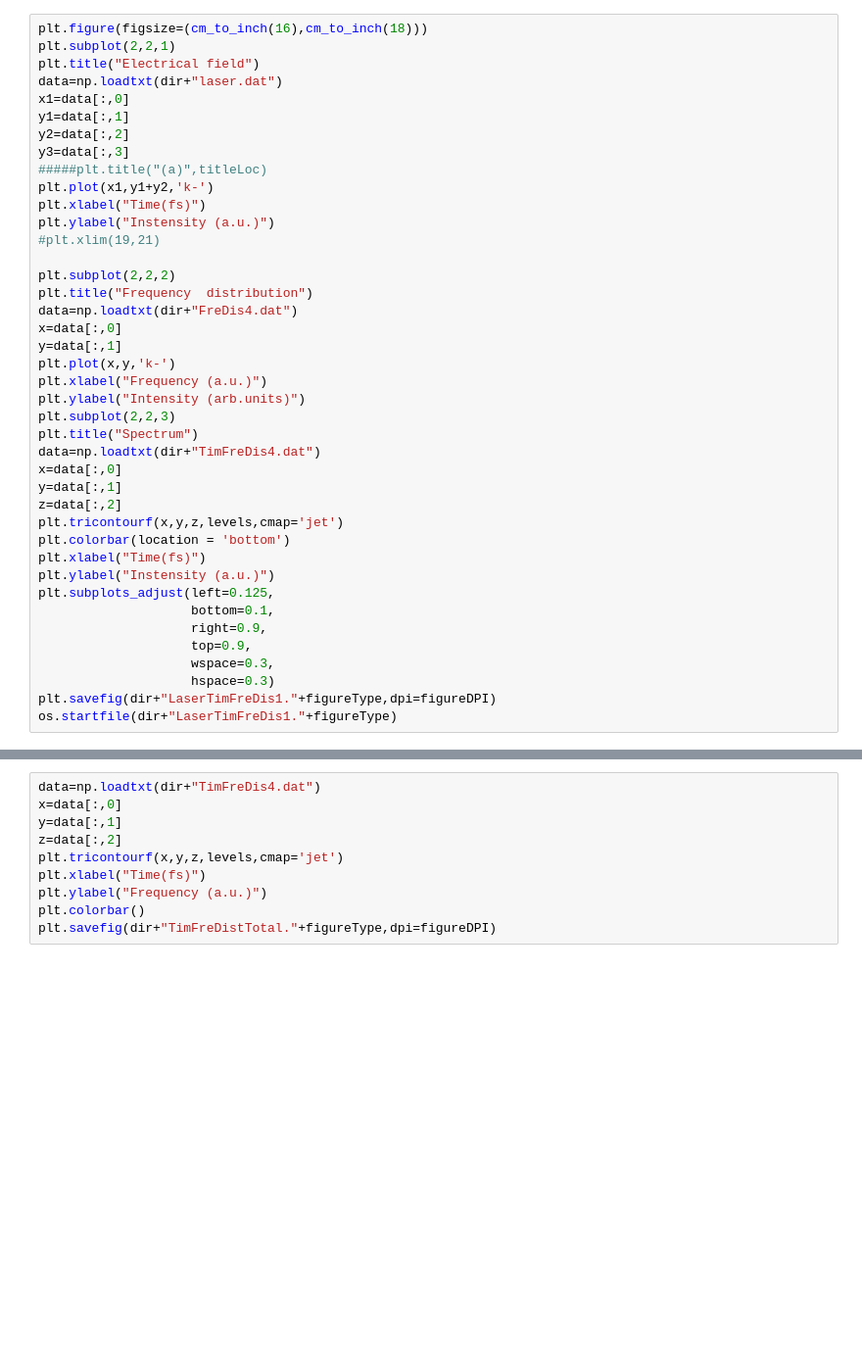
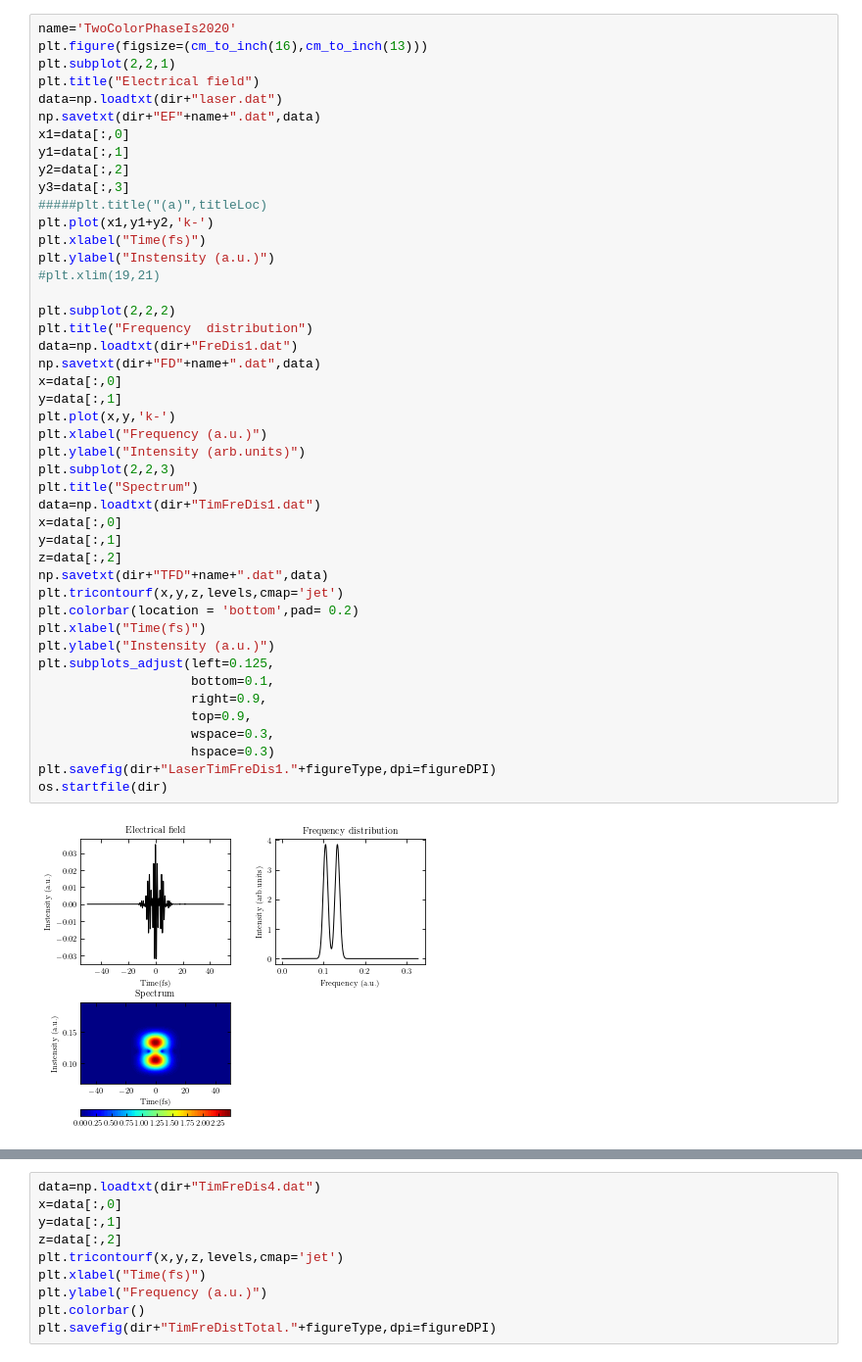
Before and after one commit to anfax/SciDataPlot, a Jupyter notebook: Python/IonLaserPlot.ipynb, the cells around one changed output, grey strips where cells are left out. Shown at 98% size. Cells and saved outputs as stored; diff of their text form; blank space fills up the shorter version.

```diff
--- a/Python/IonLaserPlot.ipynb
+++ b/Python/IonLaserPlot.ipynb
@@ -55,41 +73,47 @@ timeUnit="fs"
 # %%
-plt.figure(figsize=(cm_to_inch(16),cm_to_inch(18)))
+name='TwoColorPhaseIs2020'
+plt.figure(figsize=(cm_to_inch(16),cm_to_inch(13)))
 plt.subplot(2,2,1)
 plt.title("Electrical field")
 data=np.loadtxt(dir+"laser.dat")
+np.savetxt(dir+"EF"+name+".dat",data)
 x1=data[:,0]
 y1=data[:,1]
 y2=data[:,2]
 y3=data[:,3]
 #####plt.title("(a)",titleLoc)
 plt.plot(x1,y1+y2,'k-')
 plt.xlabel("Time(fs)")
 plt.ylabel("Instensity (a.u.)")
 #plt.xlim(19,21)
 
 plt.subplot(2,2,2)
 plt.title("Frequency  distribution")
-data=np.loadtxt(dir+"FreDis4.dat")
+data=np.loadtxt(dir+"FreDis1.dat")
+np.savetxt(dir+"FD"+name+".dat",data)
 x=data[:,0]
 y=data[:,1]
 plt.plot(x,y,'k-')
 plt.xlabel("Frequency (a.u.)")
 plt.ylabel("Intensity (arb.units)")
 plt.subplot(2,2,3)
 plt.title("Spectrum")
-data=np.loadtxt(dir+"TimFreDis4.dat")
+data=np.loadtxt(dir+"TimFreDis1.dat")
 x=data[:,0]
 y=data[:,1]
 z=data[:,2]
+np.savetxt(dir+"TFD"+name+".dat",data)
 plt.tricontourf(x,y,z,levels,cmap='jet')
-plt.colorbar(location = 'bottom')
+plt.colorbar(location = 'bottom',pad= 0.2)
 plt.xlabel("Time(fs)")
 plt.ylabel("Instensity (a.u.)")
 plt.subplots_adjust(left=0.125,
                     bottom=0.1,
                     right=0.9,
                     top=0.9,
                     wspace=0.3,
                     hspace=0.3)
 plt.savefig(dir+"LaserTimFreDis1."+figureType,dpi=figureDPI)
-os.startfile(dir+"LaserTimFreDis1."+figureType)
+os.startfile(dir)
+# %% [output]
+[figure, added]
```
Also changed, not shown: parts of 4 cells of this notebook, 1 other file.
